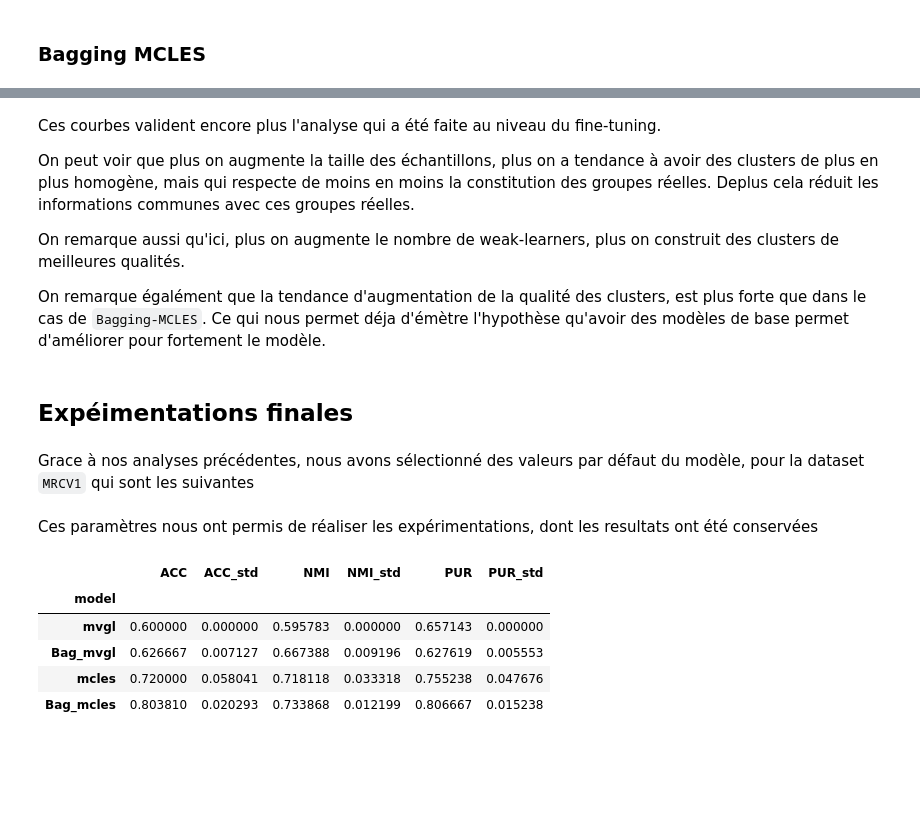
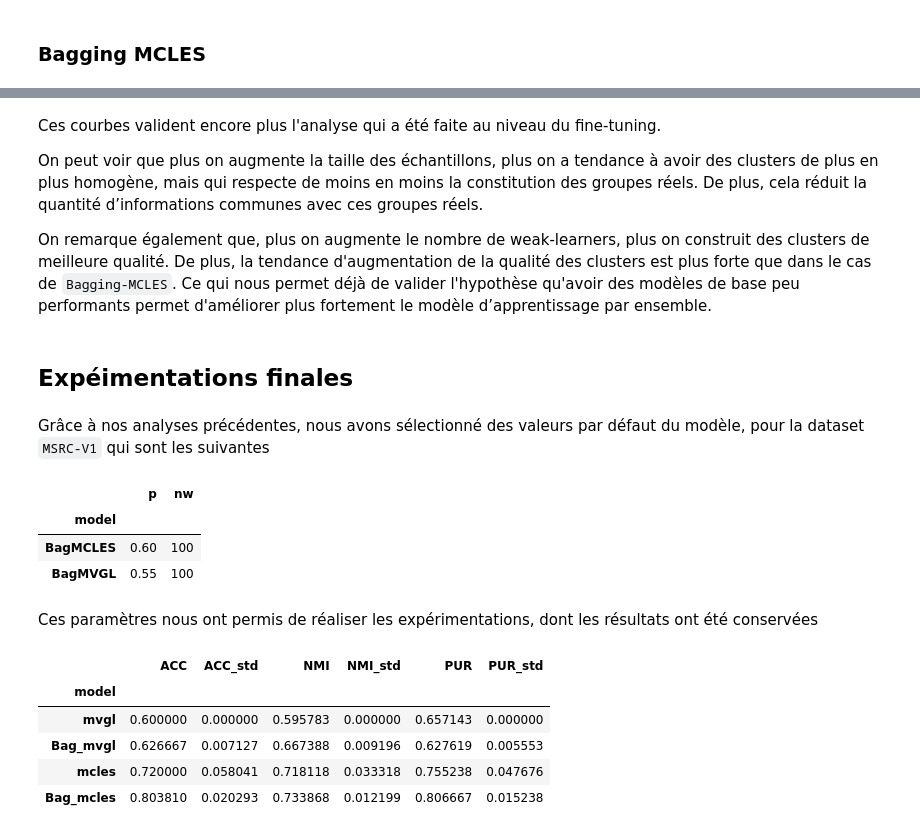
Before and after one commit to MbeHenri/memoire, a Jupyter notebook: analyse.ipynb, the cells around one changed output, grey strips where cells are left out. Cells and saved outputs as stored; diff of their text form; code cells hidden in the pictures; blank space fills up the shorter version.

```diff
--- a/analyse.ipynb
+++ b/analyse.ipynb
@@ -159,27 +159,30 @@ plot_progression(nw_mvgl, var="nw")
 # %% [markdown]
 Ces courbes valident encore plus l'analyse qui a été faite au niveau du fine-tuning.
 
-On peut voir que plus on augmente la taille des échantillons, plus on a tendance à avoir des clusters de plus en plus homogène, mais qui respecte de moins en moins la constitution des groupes réelles. Deplus cela réduit les informations communes avec ces groupes réelles.
+On peut voir que plus on augmente la taille des échantillons, plus on a tendance à avoir des clusters de plus en plus homogène, mais qui respecte de moins en moins la constitution des groupes réels. De plus, cela réduit la quantité d’informations communes avec ces groupes réels.
 
-On remarque aussi qu'ici, plus on augmente le nombre de weak-learners, plus on construit des clusters de meilleures qualités.
-
-On remarque égalément que la tendance d'augmentation de la qualité des clusters, est plus forte que dans le cas de `Bagging-MCLES`. Ce qui nous permet déja d'émètre l'hypothèse qu'avoir des modèles de base permet d'améliorer pour fortement le modèle.
+On remarque également que, plus on augmente le nombre de weak-learners, plus on construit des clusters de meilleure qualité. De plus,  la tendance d'augmentation de la qualité des clusters est plus forte que dans le cas de `Bagging-MCLES`. Ce qui nous permet déjà de valider l'hypothèse qu'avoir des modèles de base peu performants permet d'améliorer plus fortement le modèle d’apprentissage par ensemble.
 # %% [markdown]
 ## Expéimentations finales
 # %% [markdown]
-Grace à nos analyses précédentes, nous avons sélectionné des valeurs par défaut du modèle, pour la dataset `MRCV1`
-qui sont les suivantes
+Grâce à nos analyses précédentes, nous avons sélectionné des valeurs par défaut du modèle, pour la dataset `MSRC-V1` qui sont les suivantes
 # %%
 hyper_parametres = [
     {"model": "BagMCLES", "p": 0.6, "nw": 100},
     {"model": "BagMVGL", "p": 0.55, "nw": 100},
 ]
 
 hyper_parametres = pd.DataFrame(hyper_parametres).set_index("model")
 hyper_parametres.to_csv("results/hyper_parameters.csv")
 hyper_parametres.to_latex("results/hyper_parameters.tex")
+hyper_parametres
+# %% [output]
+|  | p | nw |
+| model |  |  |
+| BagMCLES | 0.60 | 100 |
+| BagMVGL | 0.55 | 100 |
 # %% [markdown]
-Ces paramètres nous ont permis de réaliser les expérimentations, dont les resultats ont été conservées
+Ces paramètres nous ont permis de réaliser les expérimentations, dont les résultats ont été conservées
 # %%
 perfs = pd.read_csv("results/perfs.csv")
 # %%
```
Also changed, not shown: parts of 14 cells of this notebook, 3 other files.
